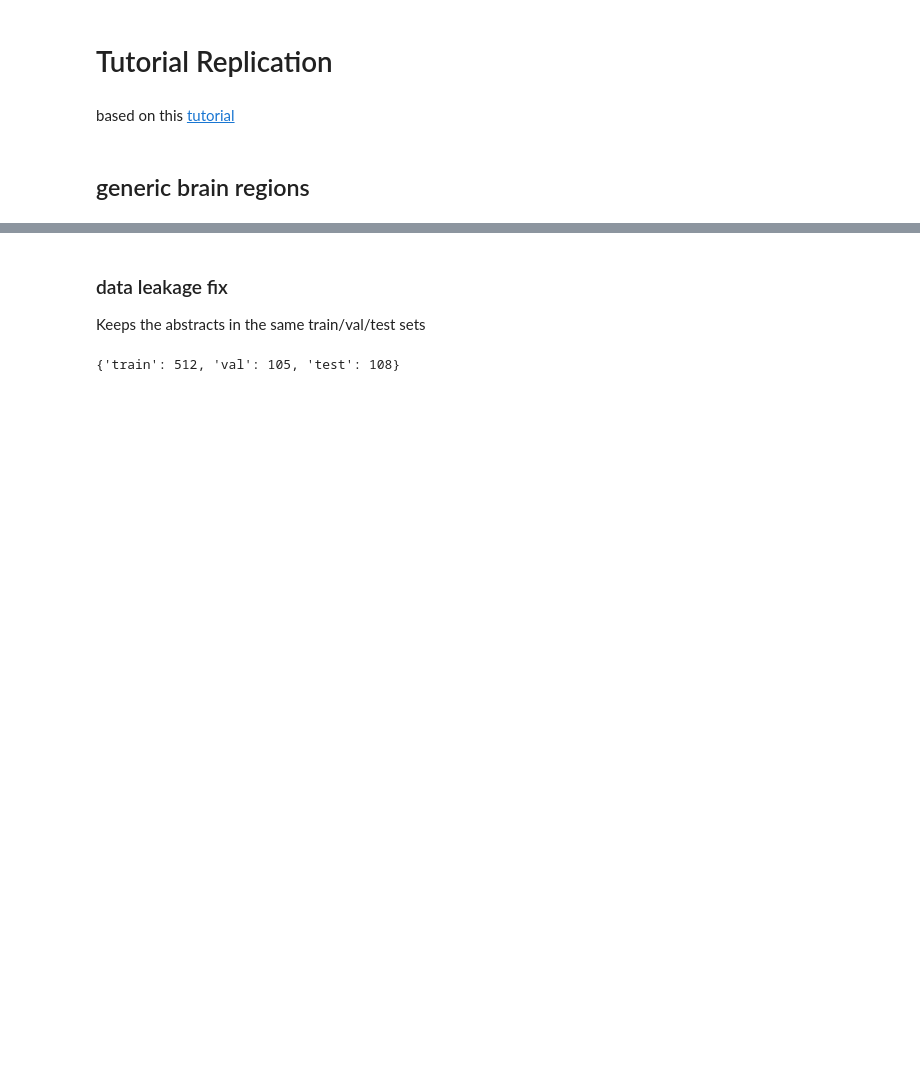
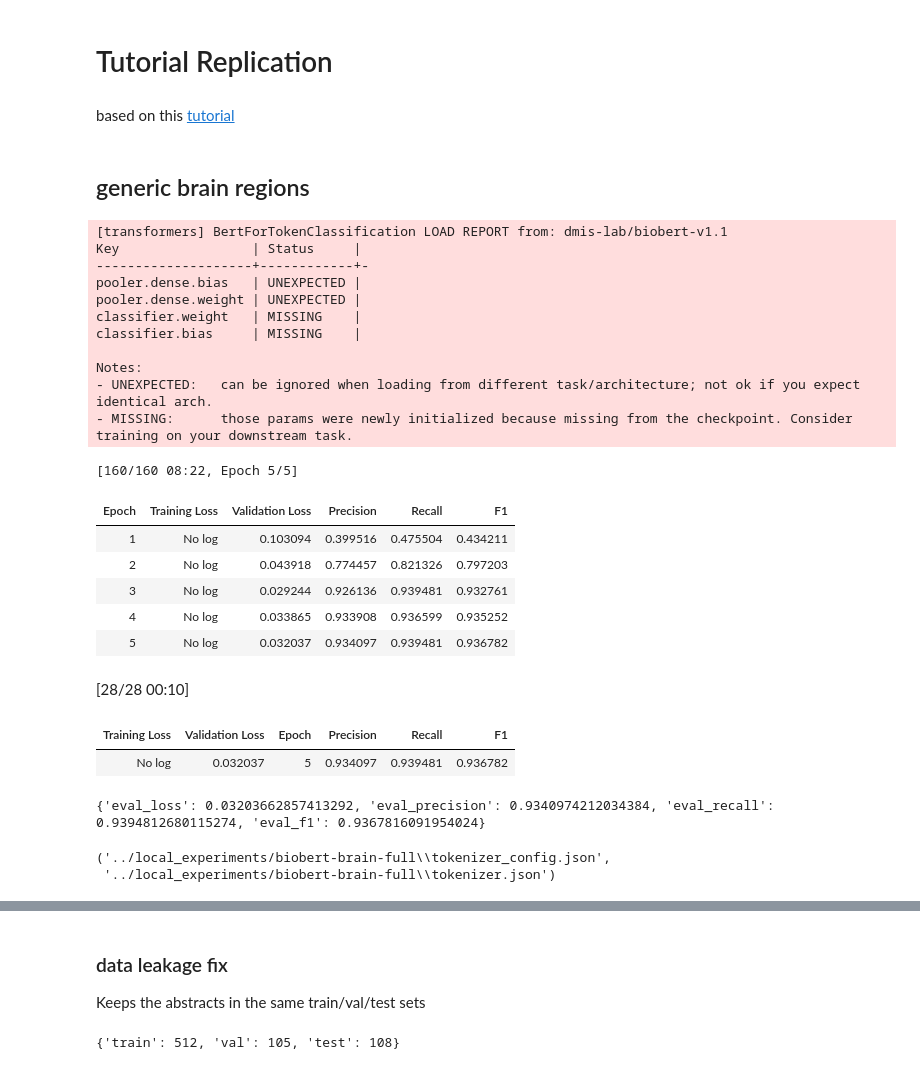
Before and after one commit to alekk12/simple_brain_visualisation, a Jupyter notebook: helpers/experiments/ner_tutorial.ipynb, the cells around one changed output, grey strips where cells are left out. Cells and saved outputs as stored; diff of their text form; code cells hidden in the pictures; blank space fills up the shorter version.

```diff
--- a/helpers/experiments/ner_tutorial.ipynb
+++ b/helpers/experiments/ner_tutorial.ipynb
@@ -44,6 +48,6 @@ for region in brain_regions:
 # %%
 import pandas as pd
-pd.DataFrame(corpus).to_csv('./fetched_corpus_general.csv')
+corpus = list(pd.read_csv("../../data/fetched_corpus_general.csv")['0'])
 # %%
 import re
 phrases = sorted([r.lower().split() for r in brain_regions], key=len, reverse=True)
@@ -105,51 +109,60 @@ def tokenize_and_align_labels(examples):
 
 train_tok = train_ds.map(tokenize_and_align_labels, batched=True)
 test_tok  = test_ds.map(tokenize_and_align_labels, batched=True)
-# %%
-def tokenize_and_align_labels(examples):
-    tok = tokenizer(examples["tokens"], truncation=True, is_split_into_words=True,
-                    padding="max_length", max_length=128)
-    all_labels = []
-    for i, label in enumerate(examples["ner_tags"]):
-        word_ids = tok.word_ids(batch_index=i)
-        prev, ids = None, []
-        for wid in word_ids:
-            if wid is None:
-                ids.append(-100)
-            elif wid != prev:
-                ids.append(label[wid])
-            else:
-                t = bio_tags[label[wid]]
-                ids.append(bio_tags.index("I-BRAIN") if t == "B-BRAIN" else label[wid])
-            prev = wid
-        all_labels.append(ids)
-    tok["labels"] = all_labels
-    return tok
-
-train_tok = train_ds.map(tokenize_and_align_labels, batched=True)
-test_tok  = test_ds.map(tokenize_and_align_labels, batched=True)
 # %%
 model = AutoModelForTokenClassification.from_pretrained(
     "dmis-lab/biobert-v1.1", num_labels=len(bio_tags))
+
+out_dir = "../local_experiments/biobert-brain-full"
 
 def compute_metrics(p):
     preds, labels = p
     preds = np.argmax(preds, axis=2)
     tp = [[bio_tags[x] for x, l in zip(pr, la) if l != -100] for pr, la in zip(preds, labels)]
     tl = [[bio_tags[l] for x, l in zip(pr, la) if l != -100] for pr, la in zip(preds, labels)]
     r = classification_report(tl, tp, output_dict=True)["micro avg"]
     return {"precision": r["precision"], "recall": r["recall"], "f1": r["f1-score"]}
 
-args = TrainingArguments(output_dir="../local_experiments/biobert-brain-full", learning_rate=3e-5,
+args = TrainingArguments(output_dir=out_dir, learning_rate=3e-5,
     per_device_train_batch_size=16, num_train_epochs=5, weight_decay=0.01,
     eval_strategy="epoch", save_strategy="epoch", load_best_model_at_end=True,
     metric_for_best_model="f1")
 
 #Trainer in some versions has tokenizer, otehrwise it has processing_class
 trainer = Trainer(model=model, args=args, train_dataset=train_tok,
     eval_dataset=test_tok, processing_class=tokenizer,
     data_collator=DataCollatorForTokenClassification(tokenizer=tokenizer),
     compute_metrics=compute_metrics)
 
 trainer.train()
 print(trainer.evaluate())
+# %% [output]
+[transformers] BertForTokenClassification LOAD REPORT from: dmis-lab/biobert-v1.1
+Key                 | Status     |
+--------------------+------------+-
+pooler.dense.bias   | UNEXPECTED |
+pooler.dense.weight | UNEXPECTED |
+classifier.weight   | MISSING    |
+classifier.bias     | MISSING    |
+
+Notes:
+- UNEXPECTED:   can be ignored when loading from different task/architecture; not ok if you expect identical arch.
+- MISSING:      those params were newly initialized because missing from the checkpoint. Consider training on your downstream task.
+[160/160 08:22, Epoch 5/5]
+| Epoch | Training Loss | Validation Loss | Precision | Recall | F1 |
+| 1 | No log | 0.103094 | 0.399516 | 0.475504 | 0.434211 |
+| 2 | No log | 0.043918 | 0.774457 | 0.821326 | 0.797203 |
+| 3 | No log | 0.029244 | 0.926136 | 0.939481 | 0.932761 |
+| 4 | No log | 0.033865 | 0.933908 | 0.936599 | 0.935252 |
+| 5 | No log | 0.032037 | 0.934097 | 0.939481 | 0.936782 |
+[28/28 00:10]
+| Training Loss | Validation Loss | Epoch | Precision | Recall | F1 |
+| No log | 0.032037 | 5 | 0.934097 | 0.939481 | 0.936782 |
+{'eval_loss': 0.03203662857413292, 'eval_precision': 0.9340974212034384, 'eval_recall': 0.9394812680115274, 'eval_f1': 0.9367816091954024}
+# %%
+trainer.save_model(out_dir)
+model.save_pretrained(out_dir)
+tokenizer.save_pretrained(out_dir)
+# %% [output]
+('../local_experiments/biobert-brain-full\\tokenizer_config.json',
+ '../local_experiments/biobert-brain-full\\tokenizer.json')
```
Also changed, not shown: parts of 8 cells of this notebook, 1 other file.
